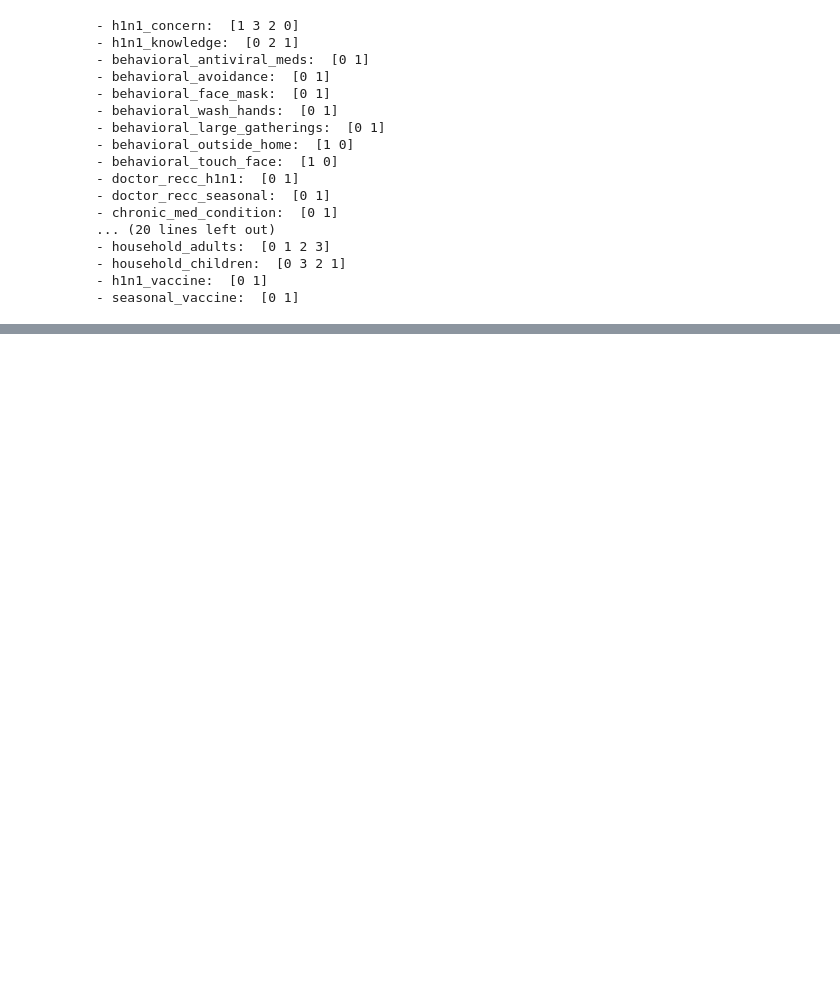
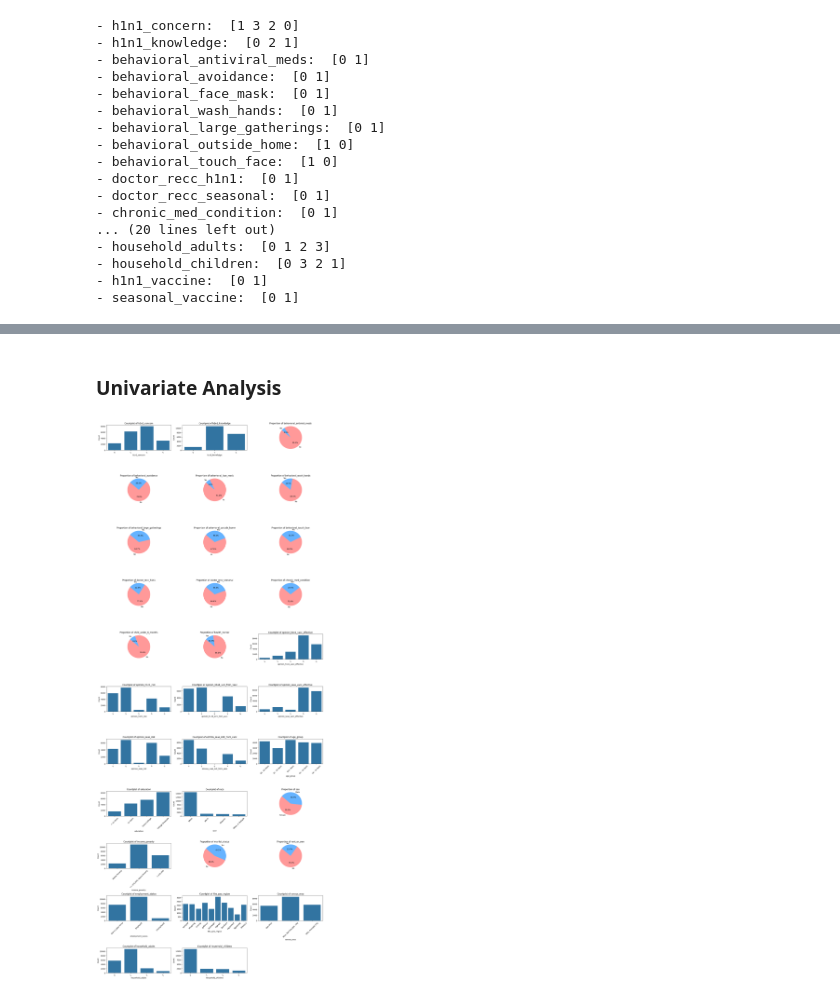
Before and after one commit to FREDRICKKYEKI/dsc-project-h1n1_prediction, a Jupyter notebook: index.ipynb, the cells around one changed output, grey strips where cells are left out. Cells and saved outputs as stored; diff of their text form; code cells hidden in the pictures; blank space fills up the shorter version.

Commit message:
perform univariate analysis

```diff
--- a/index.ipynb
+++ b/index.ipynb
@@ -279,0 +285,60 @@ for col in train_data.columns:
+# %% [markdown]
+### Univariate Analysis
+# %%
+# Drop 'respondent_id', 'h1n1_vaccine', 'seasonal_vaccine' from the features
+train_features = train_data.drop(columns=["respondent_id", "h1n1_vaccine", "seasonal_vaccine"])
+train_labels = train_data[["h1n1_vaccine", "seasonal_vaccine"]]
+
+train_feat_cols = list(train_features.columns)
+
+# Function to create a pie chart for binary variables
+def plot_pie_chart(data: pd.DataFrame, column: str, ax: plt.Axes, title: str) -> None:
+  """
+  plot pie chart for binary variables
+  :param data: dataframe
+  :param column: column name
+  :param ax: axis
+  :param title: title of the plot
+  """
+  labels = ['No', 'Yes']
+
+  if column == "sex":
+      labels = ['Female', 'Male']
+
+  counts = data[column].value_counts()
+  sizes = counts.values
+  colors = ['#ff9999', '#66b3ff']
+
+  ax.pie(sizes, labels=labels, colors=colors, autopct='%1.1f%%', startangle=140)
+  ax.axis('equal')  # Equal aspect ratio ensures that pie chart is circular.
+  ax.set_title(title)
+
+# Set up a grid of subplots with 3 columns per row
+n_cols = 3
+n_rows = (len(train_feat_cols) + n_cols - 1) // n_cols
+
+fig, axes = plt.subplots(nrows=n_rows, ncols=n_cols, figsize=(18, n_rows * 4))
+
+# Flatten the axes array for easy iteration
+axes = axes.flatten()
+
+# Create plots for each categorical variable
+for i, var in enumerate(train_feat_cols):
+    if train_features[var].nunique() == 2:  # Check if the variable is binary
+        plot_pie_chart(train_features, var, axes[i], f'Proportion of {var}')
+    else:
+        sns.countplot(data=train_features, x=var, ax=axes[i])
+        axes[i].set_title(f'Countplot of {var}')
+        axes[i].set_xlabel(var)
+        axes[i].set_ylabel('Count')
+        axes[i].tick_params(axis='x', rotation=45)  # Rotate x-tick labels for better readability
+
+# Hide any unused subplots
+
+for j in range(i + 1, len(axes)):
+    fig.delaxes(axes[j])
+
+plt.tight_layout()
+plt.show()
+# %% [output]
+[figure, added]
```
Also changed, not shown: parts of 4 cells of this notebook.
